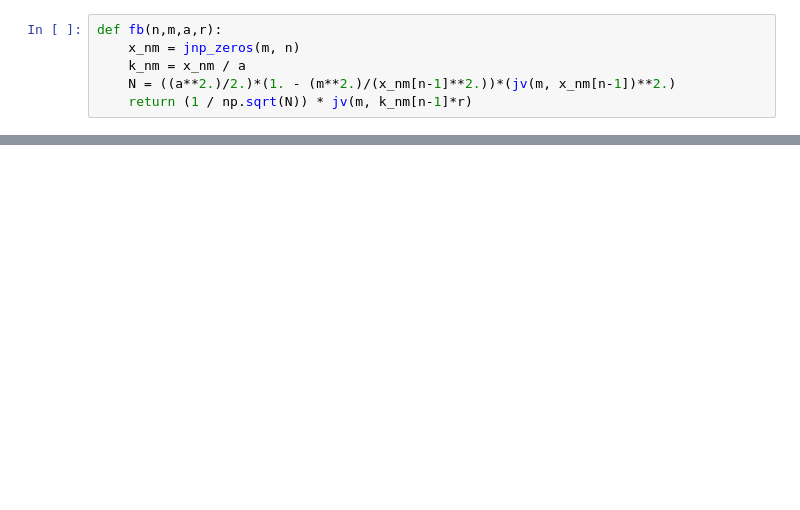
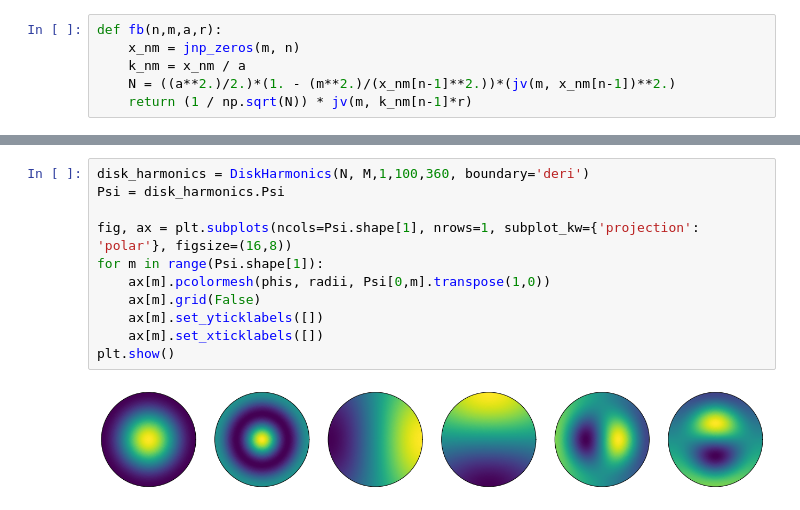
Before and after one commit to ColinKohler/fourier_value_functions, a Jupyter notebook: notebooks/PolarFourierTransform.ipynb, the cells around one changed output, grey strips where cells are left out. Drawn from its saved outputs; the diff is of its cells as text; blank space fills up the shorter version.

```diff
--- a/notebooks/PolarFourierTransform.ipynb
+++ b/notebooks/PolarFourierTransform.ipynb
@@ -282,0 +350,13 @@ plt.show()
+# %%
+disk_harmonics = DiskHarmonics(N, M,1,100,360, boundary='deri')
+Psi = disk_harmonics.Psi
+
+fig, ax = plt.subplots(ncols=Psi.shape[1], nrows=1, subplot_kw={'projection': 'polar'}, figsize=(16,8))
+for m in range(Psi.shape[1]):
+    ax[m].pcolormesh(phis, radii, Psi[0,m].transpose(1,0))
+    ax[m].grid(False)
+    ax[m].set_yticklabels([])
+    ax[m].set_xticklabels([])
+plt.show()
+# %% [output]
+[figure, added]
```
Also changed, not shown: parts of 20 cells of this notebook, 20 other files.
